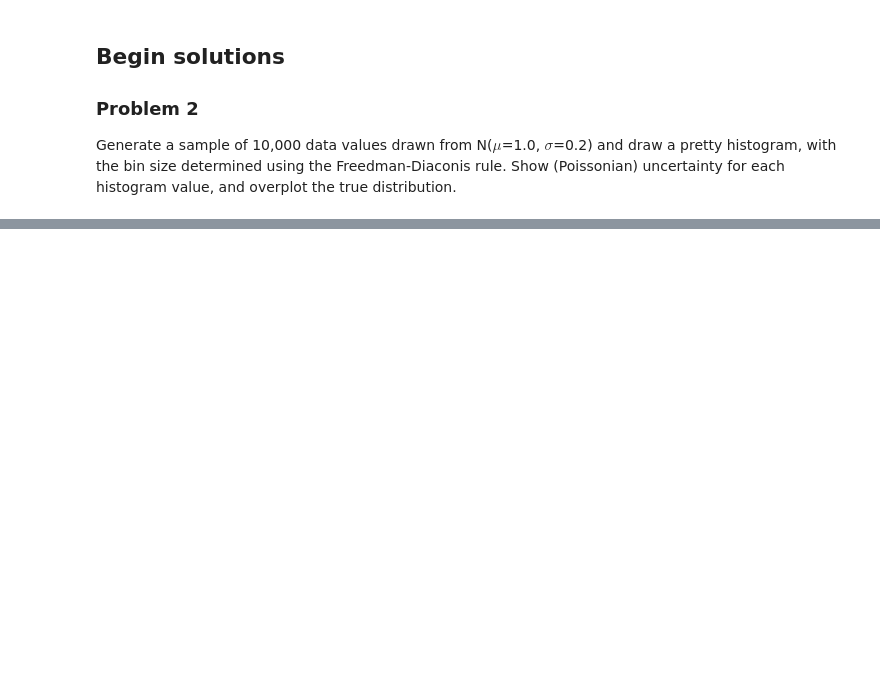
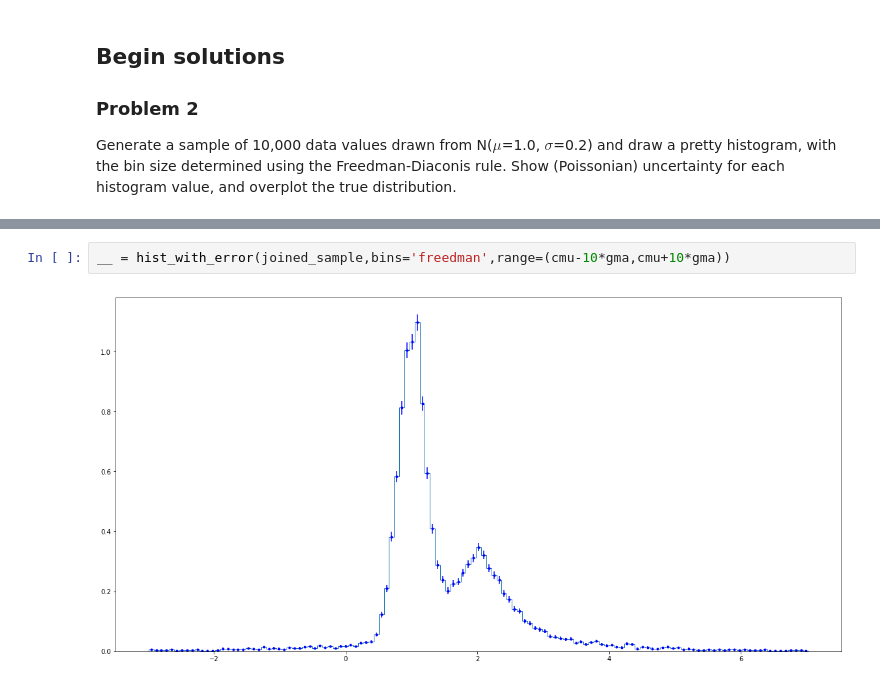
Before and after one commit to PHYST480/homeworks-pranphy, a Jupyter notebook: PHYST480-F18-HW1.ipynb, the cells around one changed output, grey strips where cells are left out. Cells and saved outputs as stored; diff of their text form; blank space fills up the shorter version.

```diff
--- a/PHYST480-F18-HW1.ipynb
+++ b/PHYST480-F18-HW1.ipynb
@@ -76,0 +85,4 @@ ___ = plt.legend()
+# %%
+__ = hist_with_error(joined_sample,bins='freedman',range=(cmu-10*gma,cmu+10*gma))
+# %% [output]
+[figure, added]
```
Also changed, not shown: parts of 11 cells of this notebook, 1 other file.
